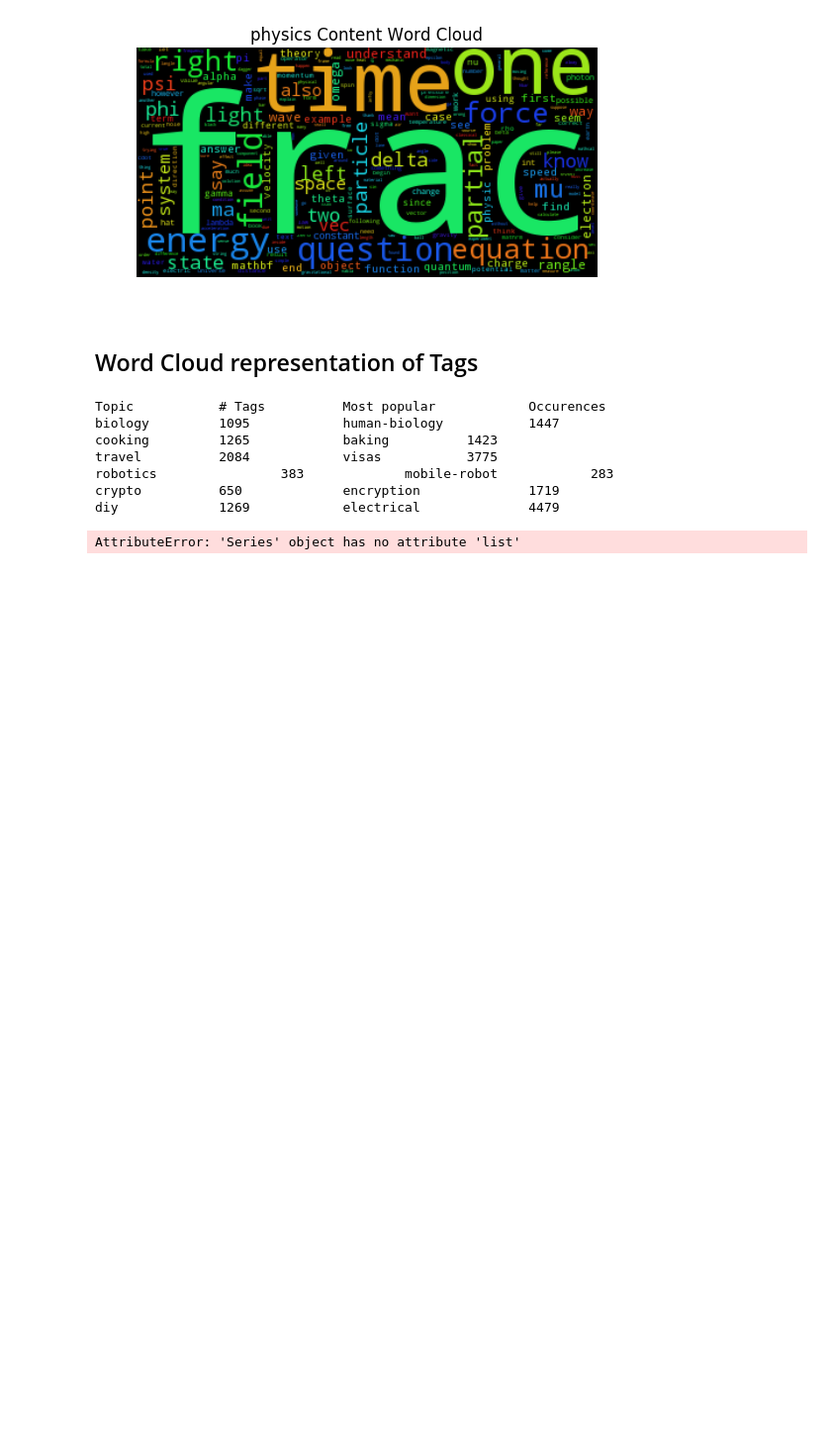
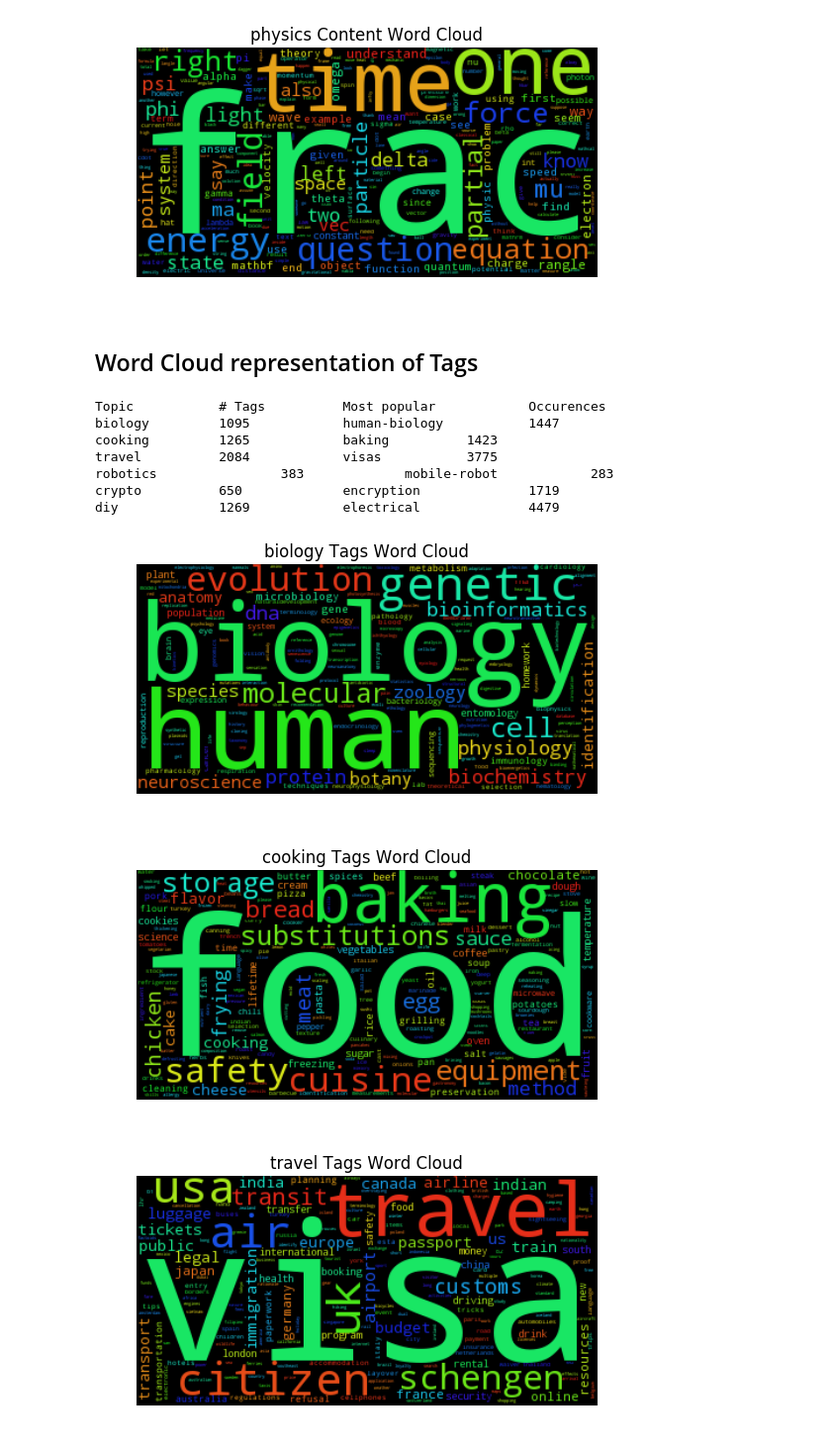
Before and after one commit to akhoufi/Transfer-Learning-on-Stack-Exchange-Tags, a Jupyter notebook: data exploration/Word Cloud .ipynb, the cells around one changed output. Shown at 99% size. Cells and saved outputs as stored; diff of their text form; code cells hidden in the pictures; blank space fills up the shorter version.

```diff
--- a/data exploration/Word Cloud .ipynb
+++ b/data exploration/Word Cloud .ipynb
@@ -90,13 +90,15 @@ diy             1269            electrical              4479
 # %%
 for name, df in dataframes.items():
     if(name != "physics"):
-        text = df['tags'].apply(lambda x: ', '.join(x))str.cat(sep=' ')
+        text = df['tags'].apply(lambda x: ' '.join(x)).str.cat(sep=' ')
         wc_content = WordCloud(max_words=1000,
                    random_state=1).generate(text)
         plt.figure()
         plt.imshow(wc_content)
         plt.axis("off")
         plt.title(name +' Tags Word Cloud')
         plt.show()
 # %% [output]
-AttributeError: 'Series' object has no attribute 'list'
+[figure, added]
+[figure, added]
+[figure, added]
```
Also changed, not shown: parts of 1 cell of this notebook, 2 other files.
